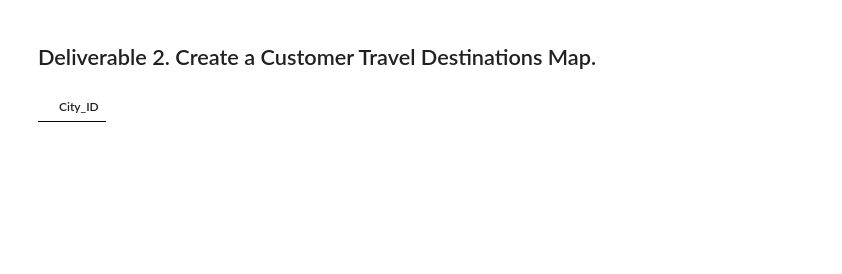
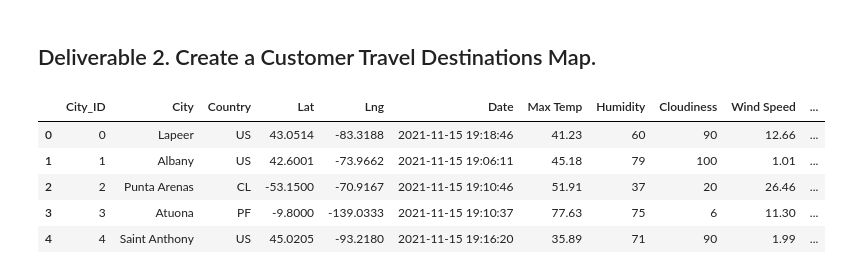
Before and after one commit to chkCreate/World_Weather_Analysis, a Jupyter notebook: Vacation_Search/Vacation_Search.ipynb, the cells around one changed output. Drawn from its saved outputs; the diff is of its cells as text; code cells hidden in the pictures; blank space fills up the shorter version.

```diff
--- a/Vacation_Search/Vacation_Search.ipynb
+++ b/Vacation_Search/Vacation_Search.ipynb
@@ -13,10 +17,15 @@ from config import g_key
 gmaps.configure(api_key=g_key)
 # %%
 # 1. Import the WeatherPy_database.csv file.
-city_data_df = pd.read_csv("Weather_Database/WeatherPy_database.csv")
+city_data_df = pd.read_csv("../Weather_Database/WeatherPy_database.csv")
 city_data_df.head()
 # %% [output]
-|  | City_ID |
+|  | City_ID | City | Country | Lat | Lng | Date | Max Temp | Humidity | Cloudiness | Wind Speed | ... |
+| 0 | 0 | Lapeer | US | 43.0514 | -83.3188 | 2021-11-15 19:18:46 | 41.23 | 60 | 90 | 12.66 | ... |
+| 1 | 1 | Albany | US | 42.6001 | -73.9662 | 2021-11-15 19:06:11 | 45.18 | 79 | 100 | 1.01 | ... |
+| 2 | 2 | Punta Arenas | CL | -53.1500 | -70.9167 | 2021-11-15 19:10:46 | 51.91 | 37 | 20 | 26.46 | ... |
+| 3 | 3 | Atuona | PF | -9.8000 | -139.0333 | 2021-11-15 19:10:37 | 77.63 | 75 | 6 | 11.30 | ... |
+| 4 | 4 | Saint Anthony | US | 45.0205 | -93.2180 | 2021-11-15 19:16:20 | 35.89 | 71 | 90 | 1.99 | ... |
 # %%
 # 2. Prompt the user to enter minimum and maximum temperature criteria
 min_temp = float(input("What is the minimum temperature you would like for your trip? "))
```
Also changed, not shown: parts of 11 cells of this notebook, 2 other files.
